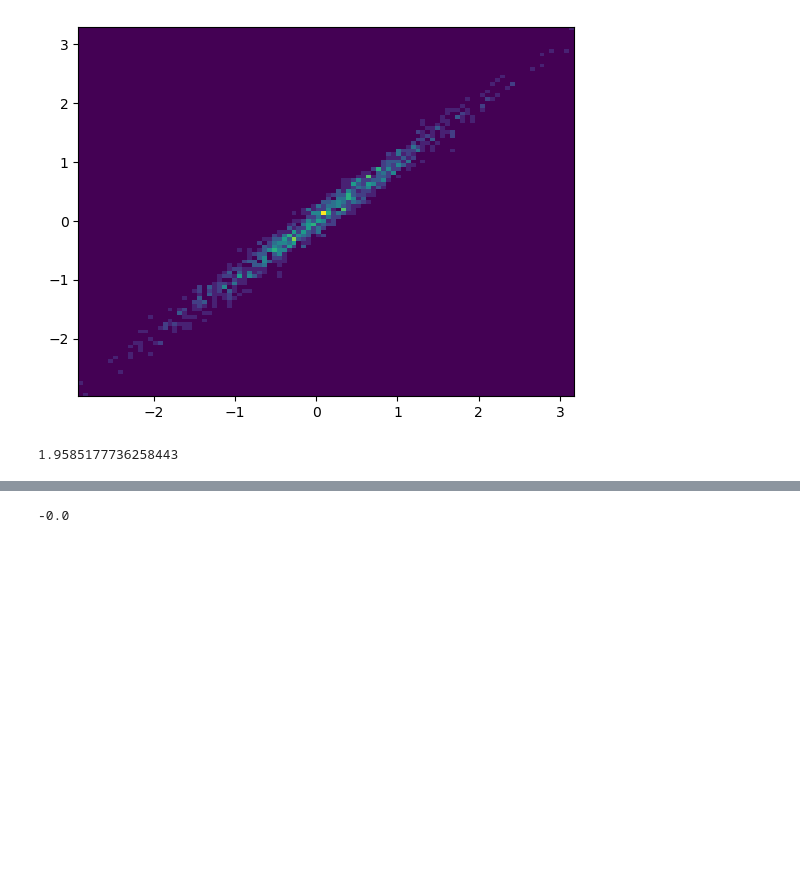
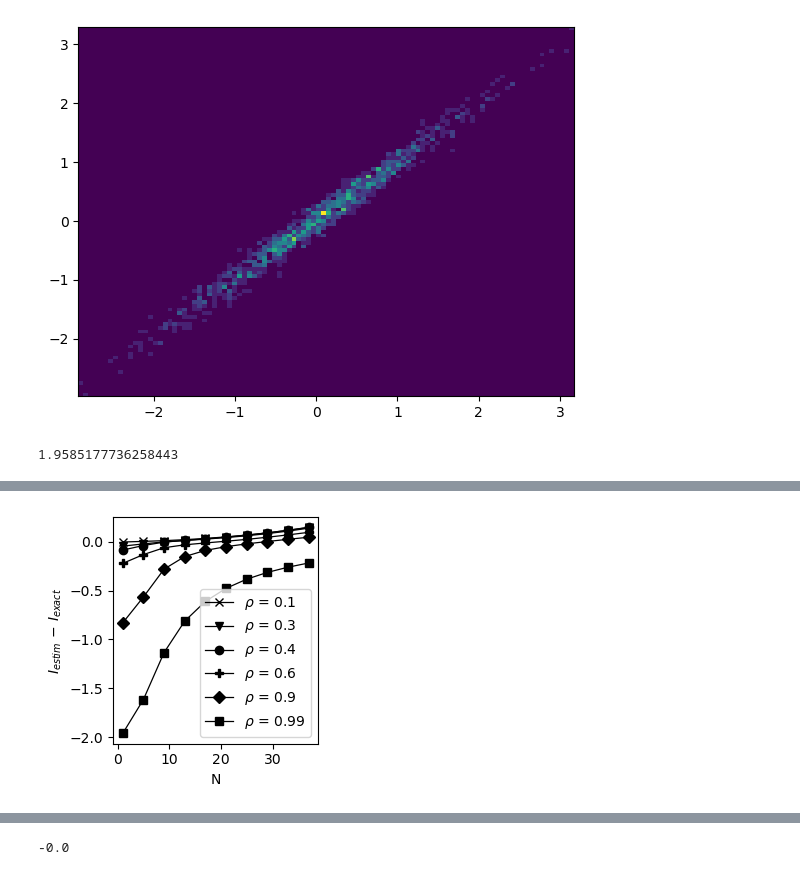
Before and after one commit to jonasbruhub/Analysis-of-Production-flow-systems-with-focus-on-industry, a Jupyter notebook: Simulations and code/MI estimation methods.ipynb, the cells around one changed output, grey strips where cells are left out. Drawn from its saved outputs; the diff is of its cells as text; code cells hidden in the pictures; blank space fills up the shorter version.

```diff
--- a/Simulations and code/MI estimation methods.ipynb
+++ b/Simulations and code/MI estimation methods.ipynb
@@ -182,0 +217,98 @@ plt.tight_layout()
+# %%
+
+# n_bins = 100
+# M = n_bins - 1
+p = 3
+
+
+fig = plt.figure(figsize=(3,3))
+
+
+
+n_mesh_list = range(1,40,4)
+# n_mesh_list = range(1,200,20)
+
+rho_list = [0.1, 0.3, 0.4, 0.6, 0.9, 0.99]
+
+for idx_rho, rho in tqdm(enumerate(rho_list)):
+    # if idx_rho < 4:
+    #     continue
+
+    I_true = -0.5*np.log(1-rho**2)
+
+    R = np.array([[1,rho],[rho,1]])
+    sim = scipy.stats.multivariate_normal.rvs(mean = np.zeros(2), cov = R, size = 1_000)
+
+    res_list = np.full(n_mesh_list.__len__(), np.nan)
+
+    for idx, n_mesh in tqdm(enumerate(n_mesh_list)):
+
+        x, y = sim[:,0], sim[:,1]
+
+        M = n_mesh - 1
+        t = knots(p,M)
+
+        # px
+        z_transformer_x = z_from_x(x,M,p)
+        px_kernel = np.vstack([Bx(z_transformer_x(x),p,i,t) for i in range(-1,M)])
+        px = px_kernel.mean(axis = 1)
+        px_nonnull = px[px > 0]
+
+        # Py
+        z_transformer_y = z_from_x(y,M,p)
+        py_kernel = np.vstack([Bx(z_transformer_y(y),p,i,t) for i in range(-1,M)])
+        py = py_kernel.mean(axis = 1)
+        py_nonnull = py[py > 0]
+
+
+        # Pxy
+        # pxy_kernel = py_kernel[:,None,:] * px_kernel[None,:,:]
+        # pxy = (pxy_kernel).mean(axis = 2)
+        pxy = py_kernel @ px_kernel.T / py_kernel.shape[1]
+        pxy_nonnull = pxy[pxy > 0]
+
+
+        # print(f"xy: {(pxy_nonnull * np.log(pxy_nonnull)).sum()}")
+        # print( (pxy_nonnull * np.log(pxy_nonnull)).sum() - (px_nonnull*np.log(px_nonnull)).sum() - (py_nonnull * np.log(py_nonnull)).sum() )
+
+        res_list[idx] = (pxy_nonnull * np.log(pxy_nonnull)).sum() - (px_nonnull*np.log(px_nonnull)).sum() - (py_nonnull * np.log(py_nonnull)).sum()
+
+        # hist = np.histogram2d(sim[:,0], sim[:,1], bins = (n_mesh,n_mesh), density=False)
+
+        # densities = hist[0] / sim.shape[0] + 1e-100
+        # Deltas = np.diff(hist[1]) * np.diff(hist[2])[:,None]
+        # f0 = densities.sum(axis = 0)
+        # f1 = densities.sum(axis = 1)
+        # d0 = np.diff(hist[1])
+        # d1 = np.diff(hist[2])
+
+        # # Using entropy to calculate MI
+        # res = (densities * np.nan_to_num(np.log(densities / Deltas))).sum() - (f0*np.log(f0 / d0)).sum() - (f1*np.log(f1/d1) ).sum()
+        # res_list[idx] = res
+
+
+    plt.plot(n_mesh_list,res_list - I_true, label=r"$\rho$" + f" = {rho}", marker = marker_list[idx_rho], color="black", linewidth = 0.9)
+    # plt.axhline(y = -0.5*np.log(1-rho**2), color = "r")
+
+plt.xlabel("N")
+# plt.ylabel(r"$I_{estim}\, /\, I_{exact}$")
+plt.ylabel(r"$I_{estim}\, -\, I_{exact}$")
+plt.legend();
+plt.tight_layout()
+
+
+
+# gaussian example original all
+# gaussian example original zoom
+# gaussian example original high corr
+# plt.savefig(graphics_path + "/gaussian example original high corr - B-spline - error.pdf", bbox_inches='tight')
+# plt.savefig(graphics_path + "/gaussian example original high corr - B-spline - error", bbox_inches='tight')
+
+# plt.savefig(graphics_path + "/gaussian example original all - B-spline.pdf", bbox_inches='tight')
+# plt.savefig(graphics_path + "/gaussian example original all - B-spline", bbox_inches='tight')
+
+
+# plt.savefig(graphics_path + "/gaussian example original zoom - B-spline - error.pdf", bbox_inches='tight')
+# plt.savefig(graphics_path + "/gaussian example original zoom - B-spline - error", bbox_inches='tight')
+# %% [output]
+[figure, added]
```
Also changed, not shown: parts of 12 cells of this notebook, 30 other files.
